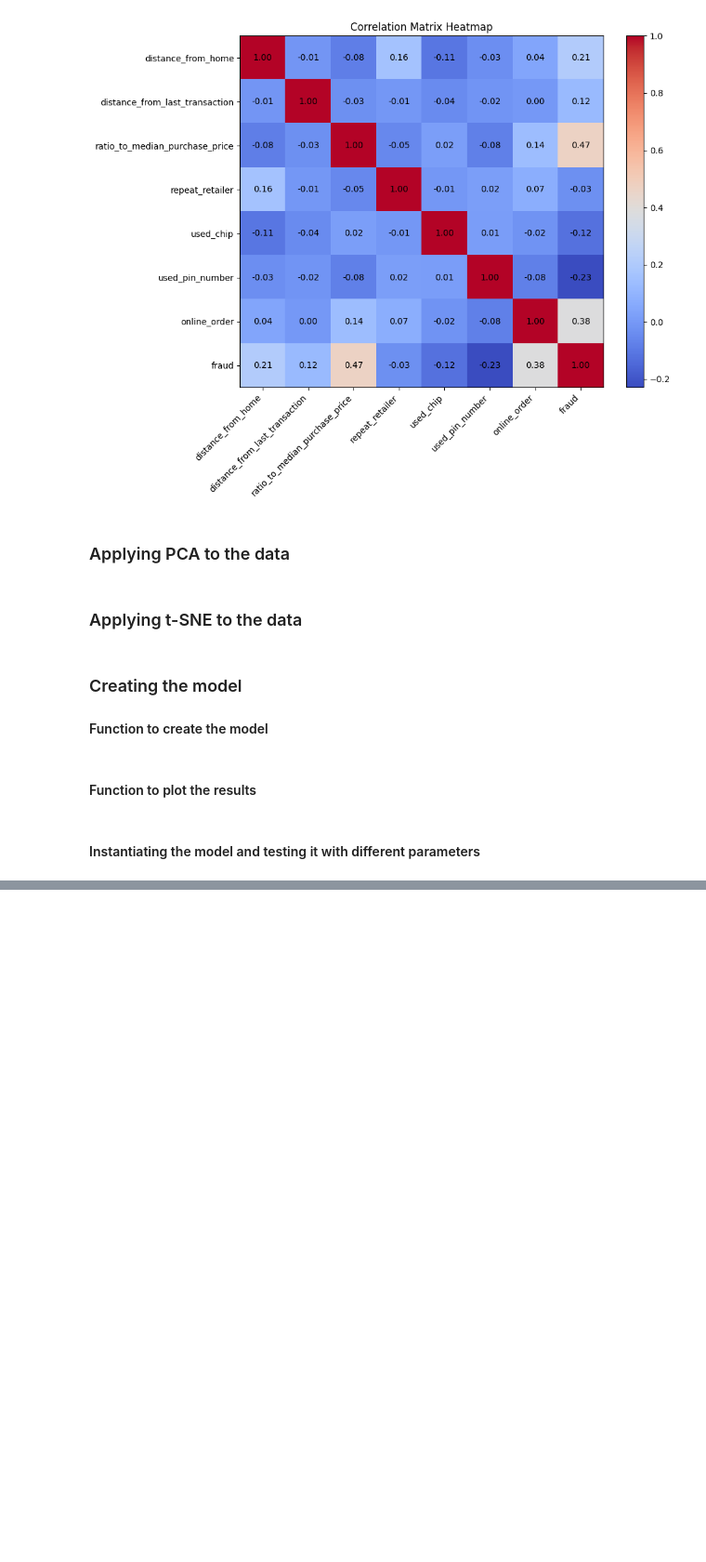
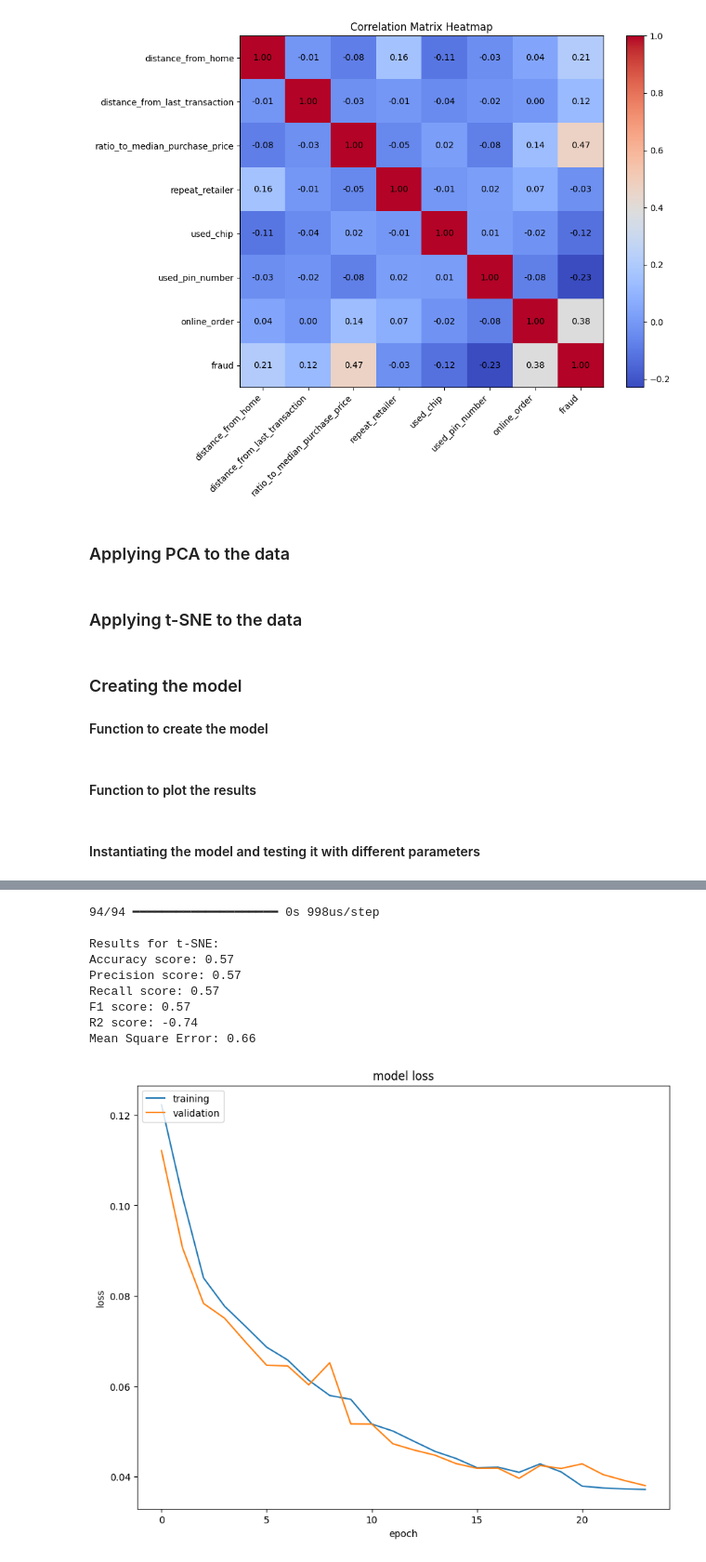
Before and after one commit to rrangelvargas/INM701, a Jupyter notebook: src/main_nn.ipynb, the cells around one changed output, grey strips where cells are left out. Shown at 93% size. Drawn from its saved outputs; the diff is of its cells as text; code cells hidden in the pictures; blank space fills up the shorter version.

```diff
--- a/src/main_nn.ipynb
+++ b/src/main_nn.ipynb
@@ -525,0 +474,17 @@ Mean Square Error: 0.78
+# %%
+# t-SNE
+model_tsne, result_tsne, X_test_tsne = create_model(
+    X_train,
+    y_train,
+    X_test,
+    learning_rate=0.001,
+    optimizer='adam',
+    loss_function='mean_squared_error',
+    batch_size=batch_size,
+    patience=patience,
+    epochs=epochs,
+    hidden_layer_size=32,
+    num_hidden_layers=2,
+    use_tsne=True,
+    verbose=1
+)
@@ -525,0 +509,18 @@ Mean Square Error: 0.78
+# %%
+pred_tsne = model_tsne.predict(X_test_tsne)
+pred_tsne = np.argmax(pred_tsne, axis=1)
+
+print("\nResults for t-SNE:")
+print_scores(y_compare, pred_tsne)
+plot_graphs(result_tsne, y_compare, pred_tsne)
+# %% [output]
+94/94 ━━━━━━━━━━━━━━━━━━━━ 0s 998us/step
+
+Results for t-SNE:
+Accuracy score: 0.57
+Precision score: 0.57
+Recall score: 0.57
+F1 score: 0.57
+R2 score: -0.74
+Mean Square Error: 0.66
+[figure, added]
```
Also changed, not shown: parts of 25 cells of this notebook, 1 other file.
